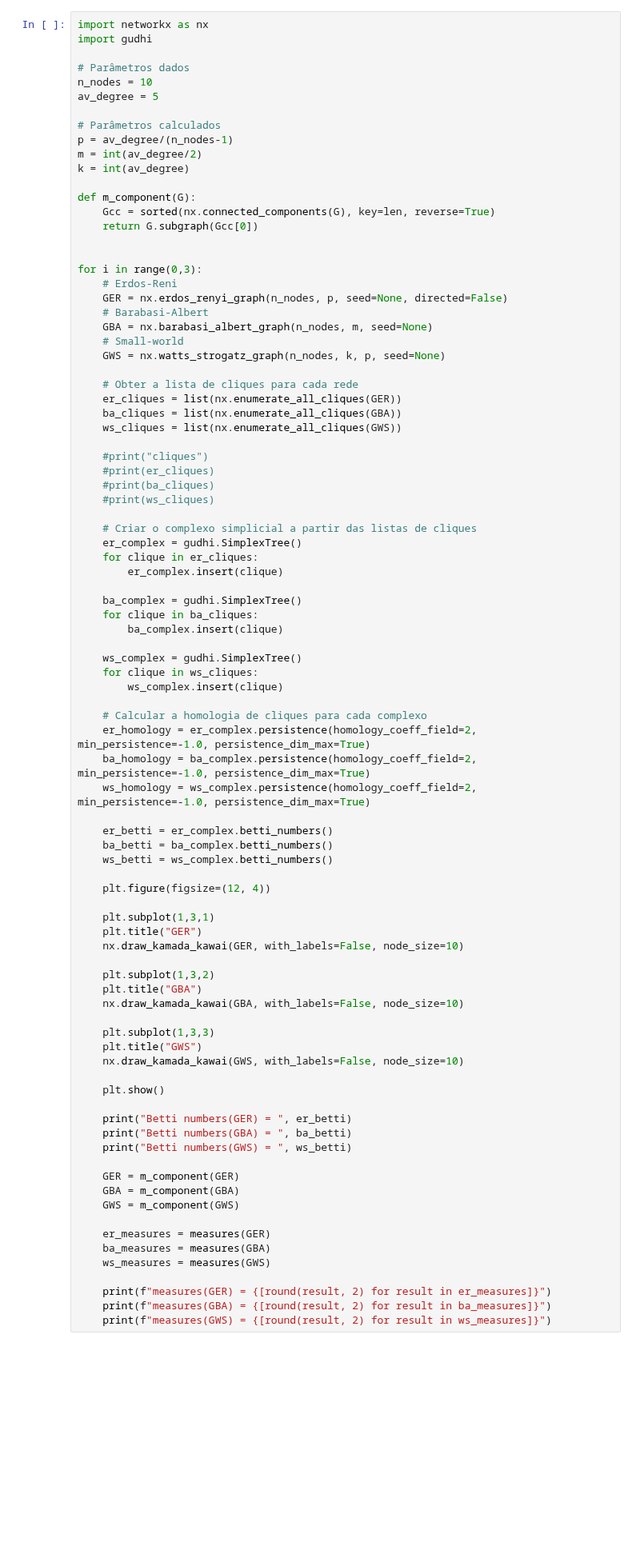
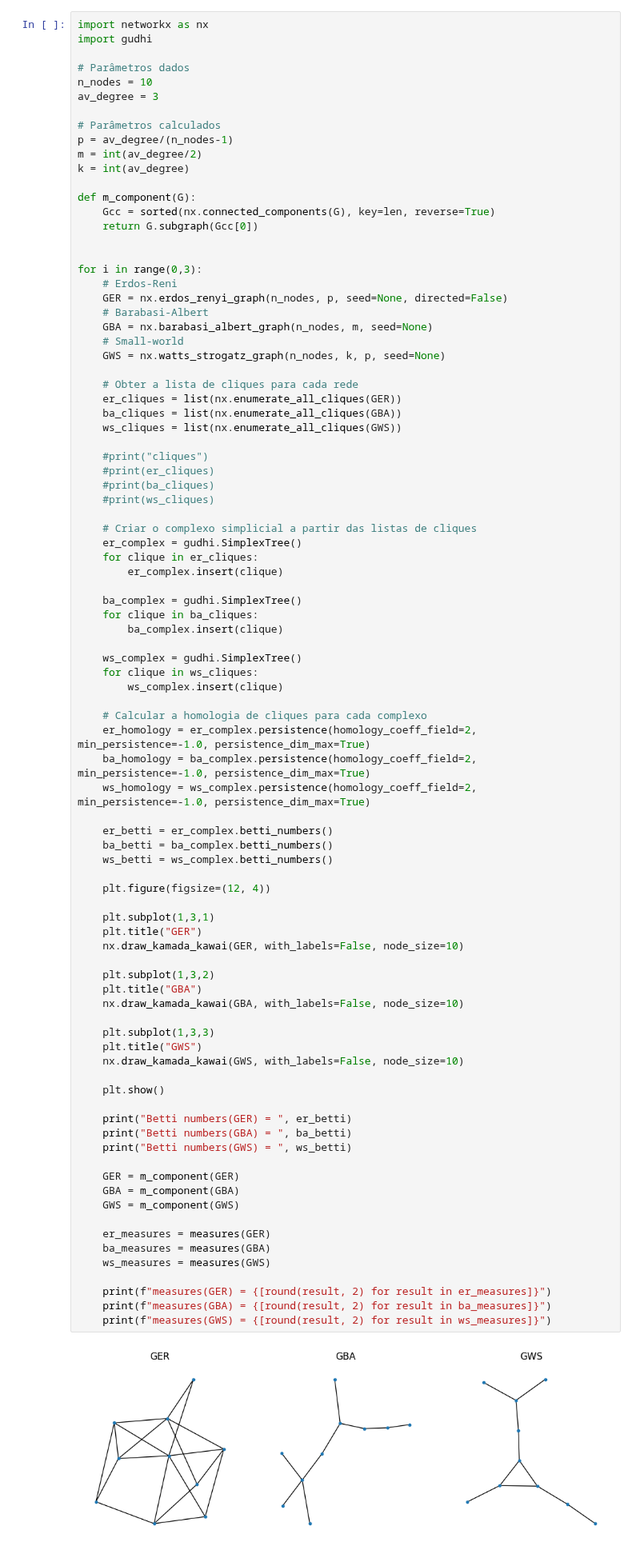
Before and after one commit to JunioCesarFerreira/ComplexNetworks, a Jupyter notebook: Studing/studing_3_homology.ipynb, the cells around one changed output. Shown at 80% size. Saved outputs shown, nothing was run; the diff lists cells and outputs as text; blank space fills up the shorter version.

```diff
--- a/Studing/studing_3_homology.ipynb
+++ b/Studing/studing_3_homology.ipynb
@@ -71,7 +71,7 @@ import gudhi
 
 # Parâmetros dados
 n_nodes = 10
-av_degree = 5
+av_degree = 3
 
 # Parâmetros calculados
 p = av_degree/(n_nodes-1)
@@ -128,30 +128,31 @@ for i in range(0,3):
     plt.subplot(1,3,1)
     plt.title("GER")
     nx.draw_kamada_kawai(GER, with_labels=False, node_size=10)
 
     plt.subplot(1,3,2)
     plt.title("GBA")
     nx.draw_kamada_kawai(GBA, with_labels=False, node_size=10)
 
     plt.subplot(1,3,3)
     plt.title("GWS")
     nx.draw_kamada_kawai(GWS, with_labels=False, node_size=10)
 
     plt.show()
 
     print("Betti numbers(GER) = ", er_betti)
     print("Betti numbers(GBA) = ", ba_betti)
     print("Betti numbers(GWS) = ", ws_betti)
 
     GER = m_component(GER)
     GBA = m_component(GBA)
     GWS = m_component(GWS)
 
     er_measures = measures(GER)
     ba_measures = measures(GBA)
     ws_measures = measures(GWS)
 
     print(f"measures(GER) = {[round(result, 2) for result in er_measures]}")
     print(f"measures(GBA) = {[round(result, 2) for result in ba_measures]}")
     print(f"measures(GWS) = {[round(result, 2) for result in ws_measures]}")
 # %% [output]
+[figure, new version]
```
Also changed, not shown: parts of 2 cells of this notebook.
